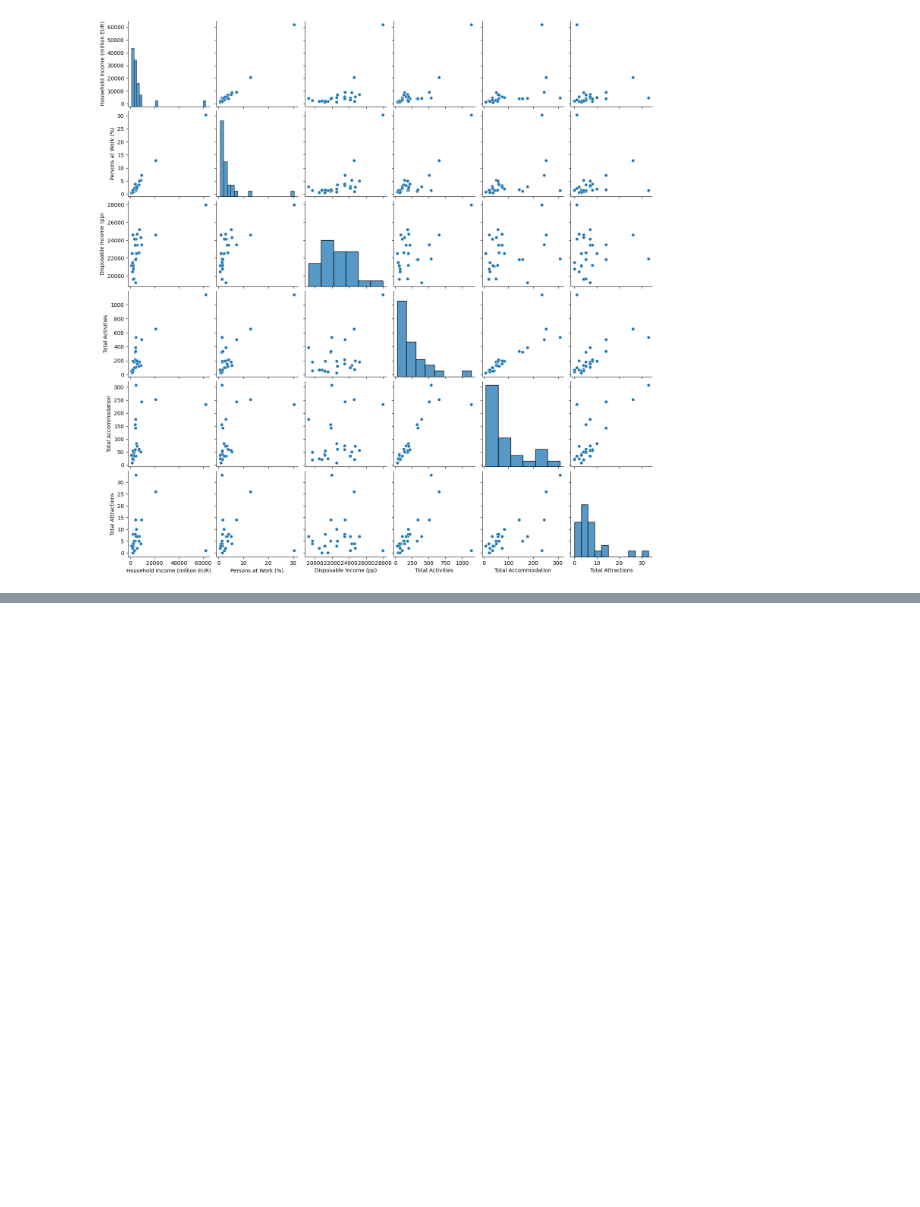
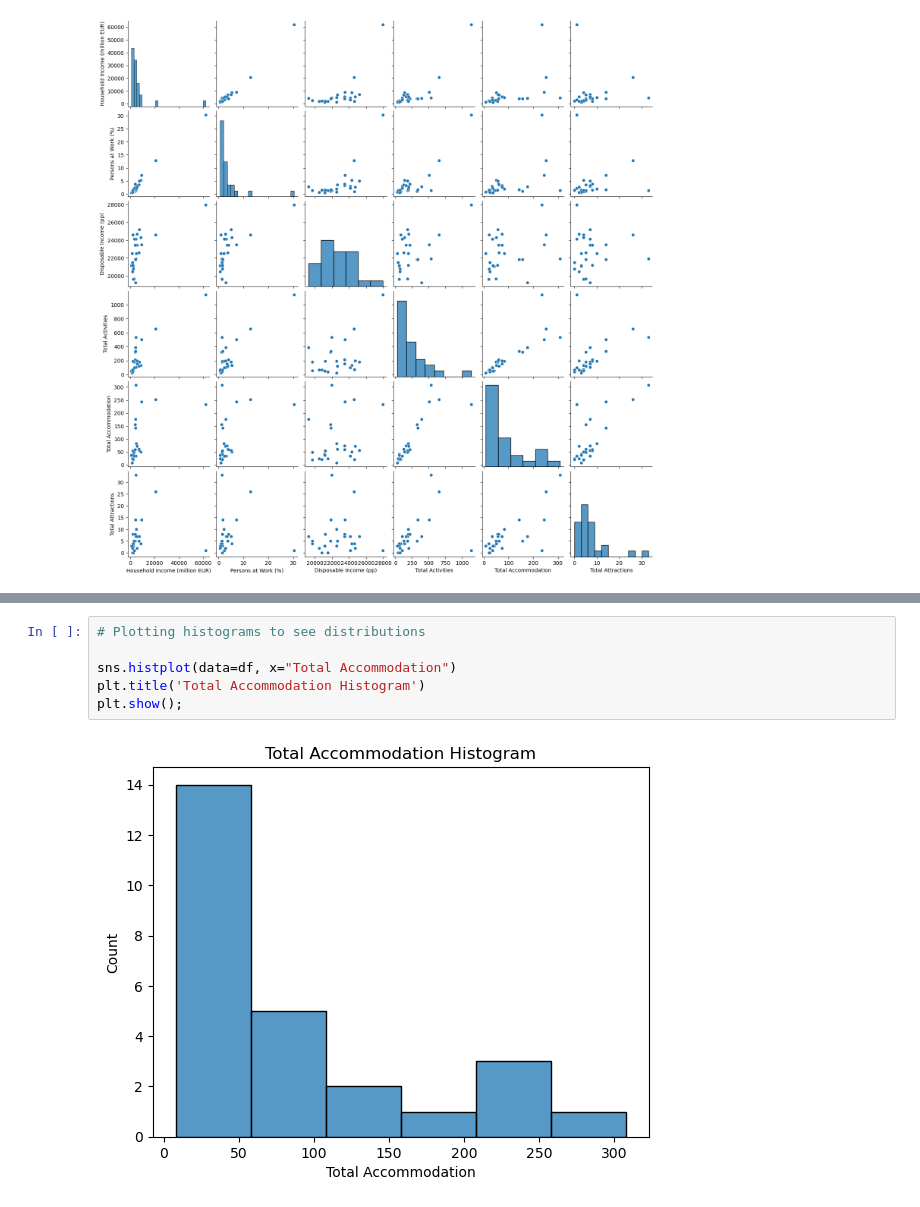
Before and after one commit to sbs22014/CA1_TourismIreland_MscDA, a Jupyter notebook: Data Clean and Merge for Project - 1.ipynb, the cells around one changed output, grey strips where cells are left out. Saved outputs shown, nothing was run; the diff lists cells and outputs as text; blank space fills up the shorter version.

```diff
--- a/Data Clean and Merge for Project - 1.ipynb
+++ b/Data Clean and Merge for Project - 1.ipynb
@@ -700,0 +853,8 @@ sns.pairplot(df)
+# %%
+# Plotting histograms to see distributions
+
+sns.histplot(data=df, x="Total Accommodation")
+plt.title('Total Accommodation Histogram')
+plt.show();
+# %% [output]
+[figure, added]
```
Also changed, not shown: parts of 38 cells of this notebook, 1 other file.
